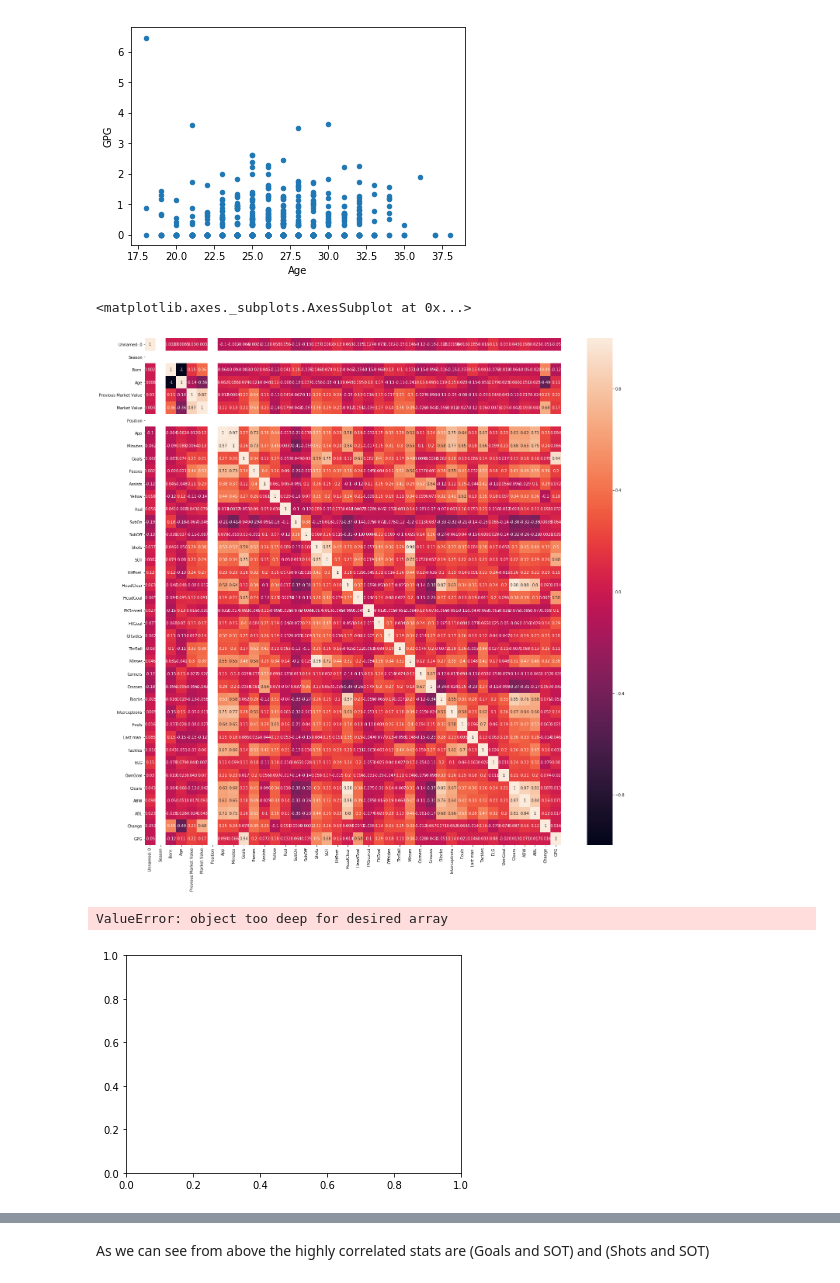
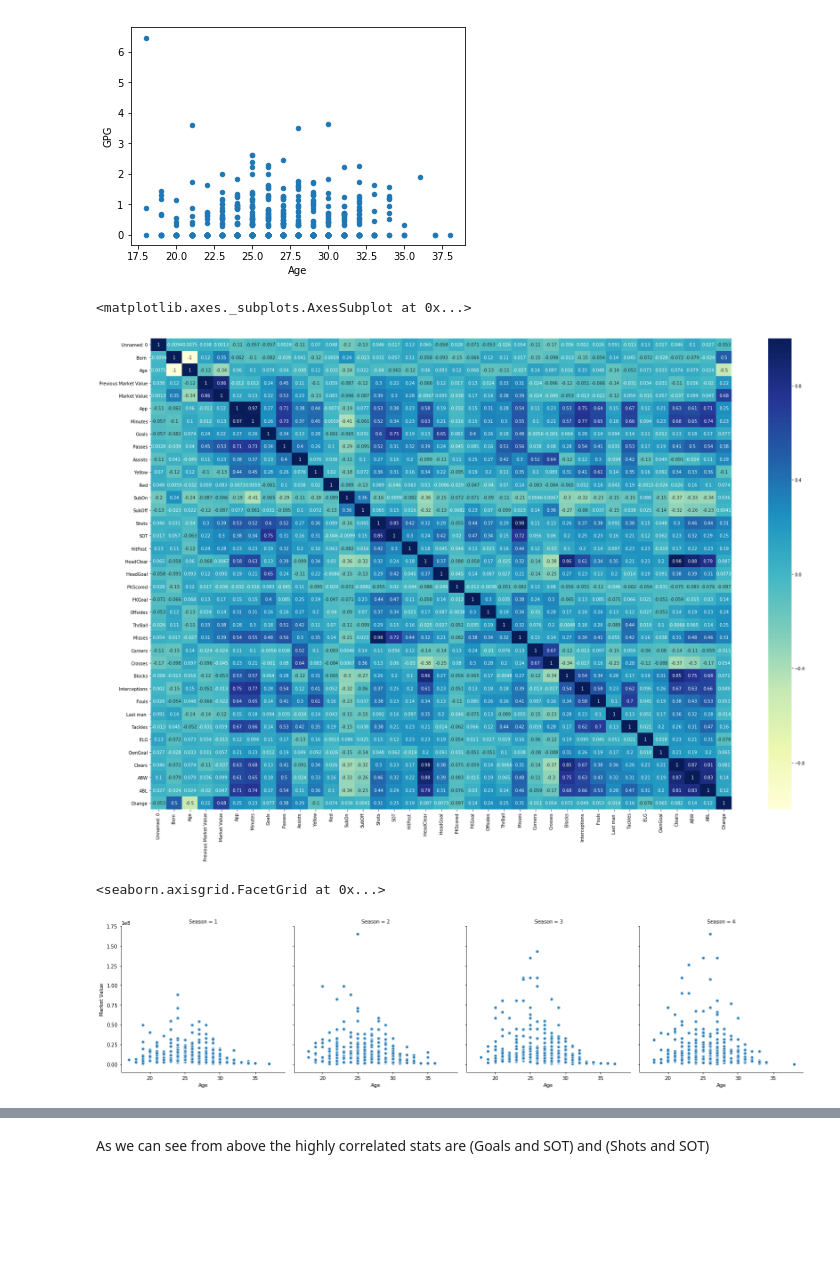
Before and after one commit to Femi-Ogunkola/EPL, a Jupyter notebook: EPL Data Analysis.ipynb, the cells around one changed output, grey strips where cells are left out. Drawn from its saved outputs; the diff is of its cells as text; code cells hidden in the pictures; blank space fills up the shorter version.

```diff
--- a/EPL Data Analysis.ipynb
+++ b/EPL Data Analysis.ipynb
@@ -155,31 +155,17 @@ Df.plot.scatter(x='Age', y='GPG')
 # %% [output]
 <matplotlib.axes._subplots.AxesSubplot at 0x...>
 [figure]
-# %%
-f = (
-    Df_season.iloc[3:,]
-).corr()
-fig,ax = plt.subplots(figsize=(24,24))
-sns.heatmap(f, annot=True,ax=ax)
-# %% [output]
-<matplotlib.axes._subplots.AxesSubplot at 0x...>
-[figure, removed]
-# %%
-a= Df.as_matrix(columns=Df['Goals'])
-b= Df.as_matrix(columns=Df['Change'])
-lines = plot.xcorr(a, b, maxlags=9, usevlines=True)
-
-plot.title('Hypothetical Data: Angle of collision vs Energy lost')
-
-plot.xlabel('Angle of collision')
-
-plot.ylabel('ChNGE lost')
-
-plot.grid(True)
-
-plot.axhline(0, color='blue', lw=2)
-
-plot.show()
-# %% [output]
-ValueError: object too deep for desired array
-[figure, removed]
+# %%
+fig, ax = plot.subplots(figsize=(30,20))
+#Df_season = Df_season.drop(['Squad','Nation',"Season",'Position'],axis=1)
+sns.heatmap(Df_season[:].corr(),annot=True,cmap='YlGnBu',ax=ax)
+# %% [output]
+<matplotlib.axes._subplots.AxesSubplot at 0x...>
+[figure, added]
+# %%
+sns.relplot(x="Age", y="Market Value", col="Season",
+            cmap='YlGnBu',
+            data=epl)
+# %% [output]
+<seaborn.axisgrid.FacetGrid at 0x...>
+[figure, added]
```
Also changed, not shown: parts of 6 cells of this notebook, 1 other file.
